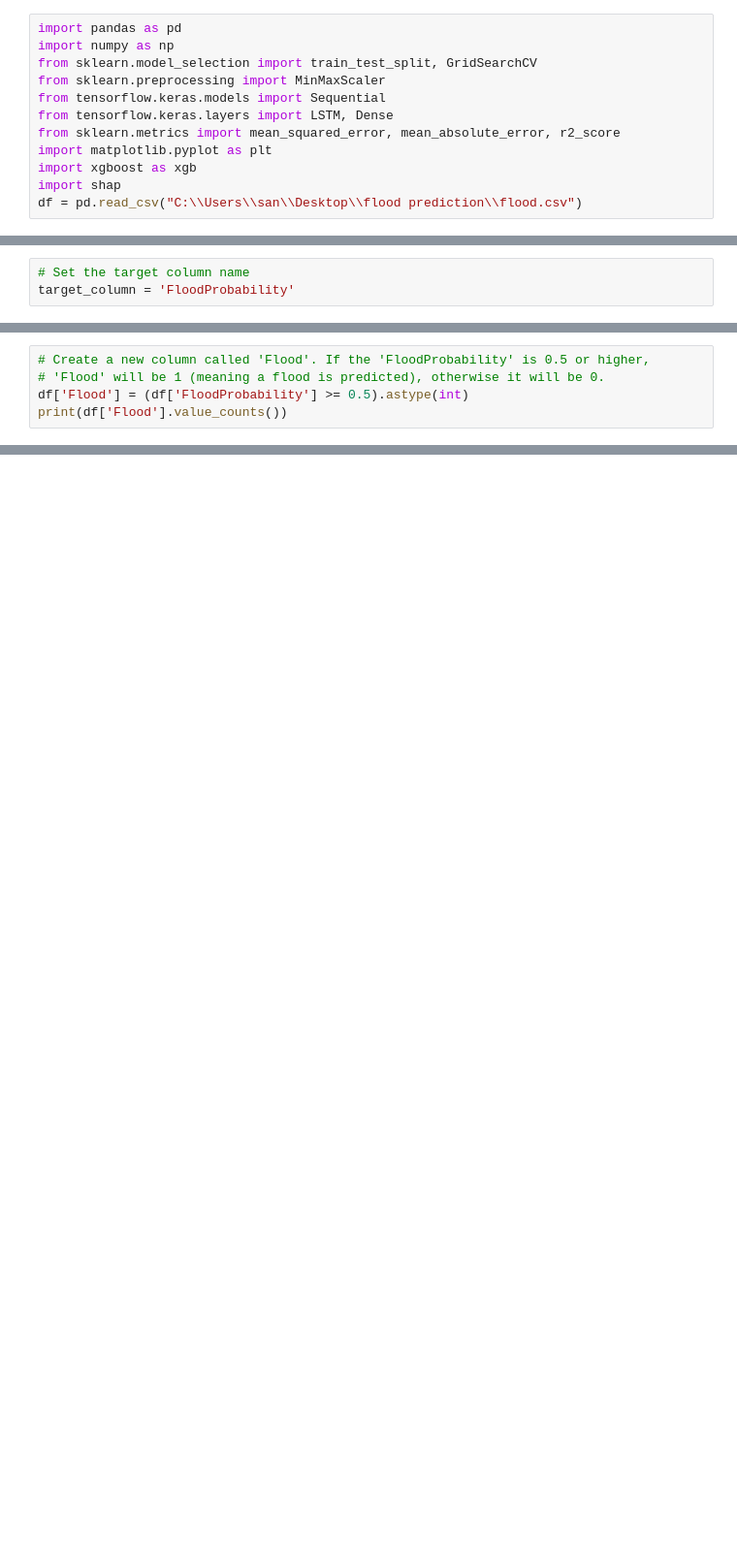
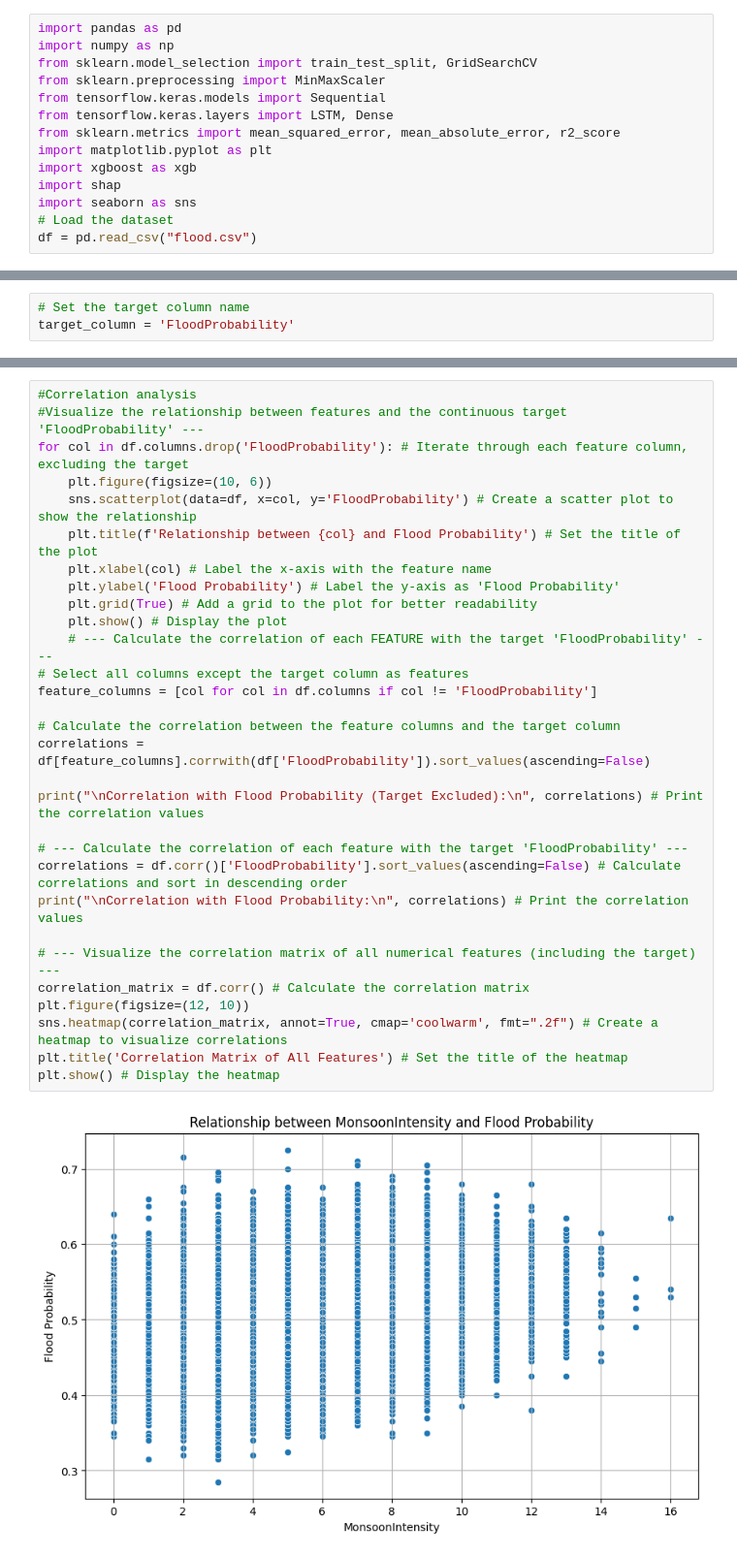
Before and after one commit to Florence-Mutuku/Flood-prediction, a Jupyter notebook: flood prediction notebook.ipynb, the cells around one changed output, grey strips where cells are left out. Shown at 97% size. Saved outputs shown, nothing was run; the diff lists cells and outputs as text; blank space fills up the shorter version.

Commit message:
Add flood prediction notebook

```diff
--- a/flood prediction notebook.ipynb
+++ b/flood prediction notebook.ipynb
@@ -9,4 +11,6 @@ from sklearn.metrics import mean_squared_error, mean_absolute_error, r2_score
 import matplotlib.pyplot as plt
 import xgboost as xgb
 import shap
-df = pd.read_csv("C:\\Users\\san\\Desktop\\flood prediction\\flood.csv")
+import seaborn as sns
+# Load the dataset
+df = pd.read_csv("flood.csv")
@@ -119,5 +155,0 @@ Name: FloodProbability, dtype: float64
-# %%
-# Create a new column called 'Flood'. If the 'FloodProbability' is 0.5 or higher,
-# 'Flood' will be 1 (meaning a flood is predicted), otherwise it will be 0.
-df['Flood'] = (df['FloodProbability'] >= 0.5).astype(int)
-print(df['Flood'].value_counts())
@@ -684,0 +222,32 @@ Deforestation: 0.0173
+# %%
+#Correlation analysis
+#Visualize the relationship between features and the continuous target 'FloodProbability' ---
+for col in df.columns.drop('FloodProbability'): # Iterate through each feature column, excluding the target
+    plt.figure(figsize=(10, 6))
+    sns.scatterplot(data=df, x=col, y='FloodProbability') # Create a scatter plot to show the relationship
+    plt.title(f'Relationship between {col} and Flood Probability') # Set the title of the plot
+    plt.xlabel(col) # Label the x-axis with the feature name
+    plt.ylabel('Flood Probability') # Label the y-axis as 'Flood Probability'
+    plt.grid(True) # Add a grid to the plot for better readability
+    plt.show() # Display the plot
+    # --- Calculate the correlation of each FEATURE with the target 'FloodProbability' ---
+# Select all columns except the target column as features
+feature_columns = [col for col in df.columns if col != 'FloodProbability']
+
+# Calculate the correlation between the feature columns and the target column
+correlations = df[feature_columns].corrwith(df['FloodProbability']).sort_values(ascending=False)
+
+print("\nCorrelation with Flood Probability (Target Excluded):\n", correlations) # Print the correlation values
+
+# --- Calculate the correlation of each feature with the target 'FloodProbability' ---
+correlations = df.corr()['FloodProbability'].sort_values(ascending=False) # Calculate correlations and sort in descending order
+print("\nCorrelation with Flood Probability:\n", correlations) # Print the correlation values
+
+# --- Visualize the correlation matrix of all numerical features (including the target) ---
+correlation_matrix = df.corr() # Calculate the correlation matrix
+plt.figure(figsize=(12, 10))
+sns.heatmap(correlation_matrix, annot=True, cmap='coolwarm', fmt=".2f") # Create a heatmap to visualize correlations
+plt.title('Correlation Matrix of All Features') # Set the title of the heatmap
+plt.show() # Display the heatmap
+# %% [output]
+[figure, added]
```
Also changed, not shown: parts of 78 cells of this notebook.
